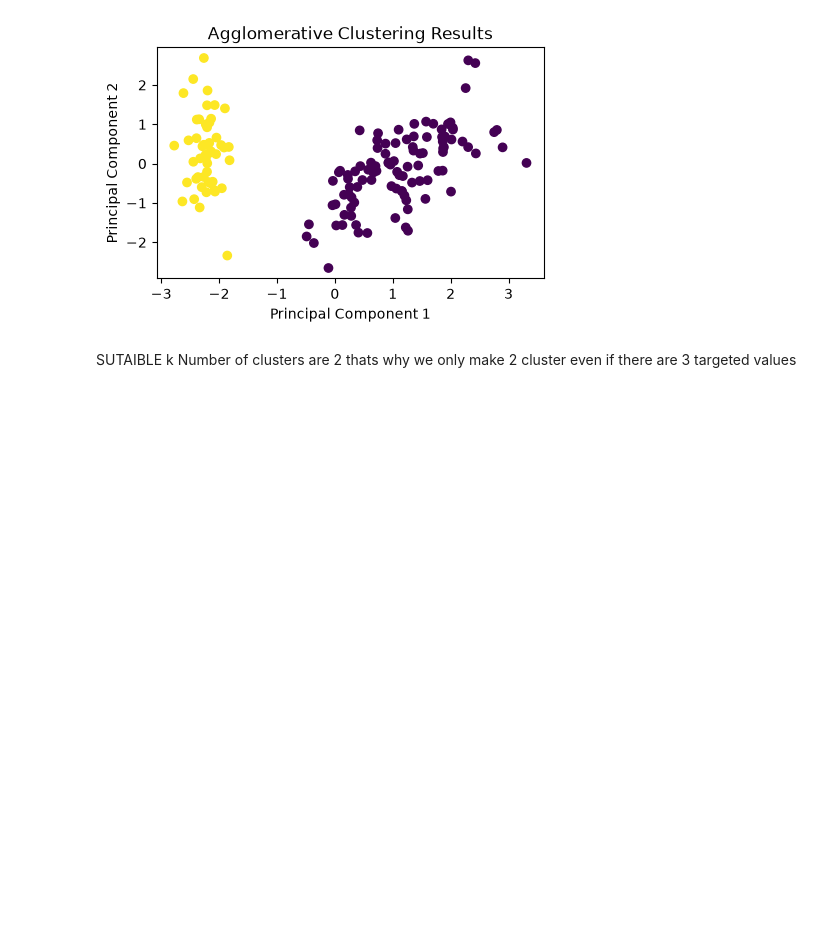
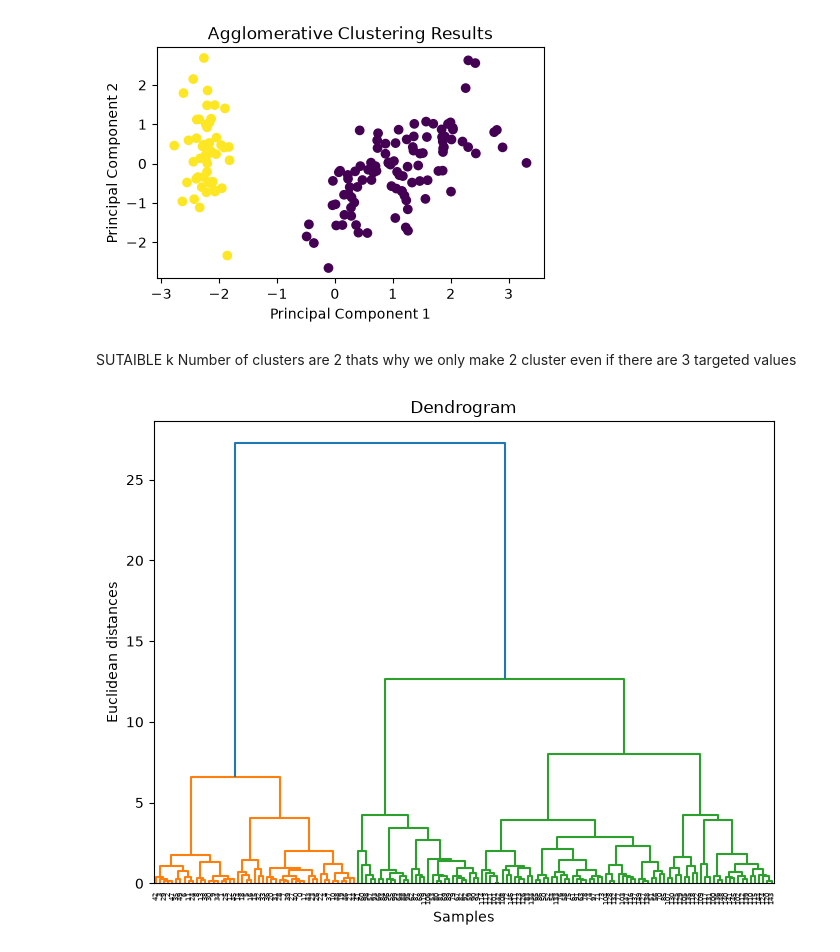
Before and after one commit to coderkhede/Data-Science, a Jupyter notebook: projects/Hirearical clustering/Agglromerativeclustering.ipynb, the cells around one changed output. Drawn from its saved outputs; the diff is of its cells as text; code cells hidden in the pictures; blank space fills up the shorter version.

```diff
--- a/projects/Hirearical clustering/Agglromerativeclustering.ipynb
+++ b/projects/Hirearical clustering/Agglromerativeclustering.ipynb
@@ -89,3 +89,12 @@ plt.show()
 [figure]
 # %% [markdown]
 SUTAIBLE k Number of clusters are 2 thats why we only make 2 cluster even if there are 3 targeted values
+# %%
+plt.figure(figsize=(8,6))
+plt.title('Dendrogram')
+sch.dendrogram(sch.linkage(iris_data_scaled,method='ward',metric='euclidean'))
+plt.xlabel('Samples')
+plt.ylabel('Euclidean distances')
+plt.show()
+# %% [output]
+[figure, added]
```
Also changed, not shown: parts of 3 cells of this notebook.
